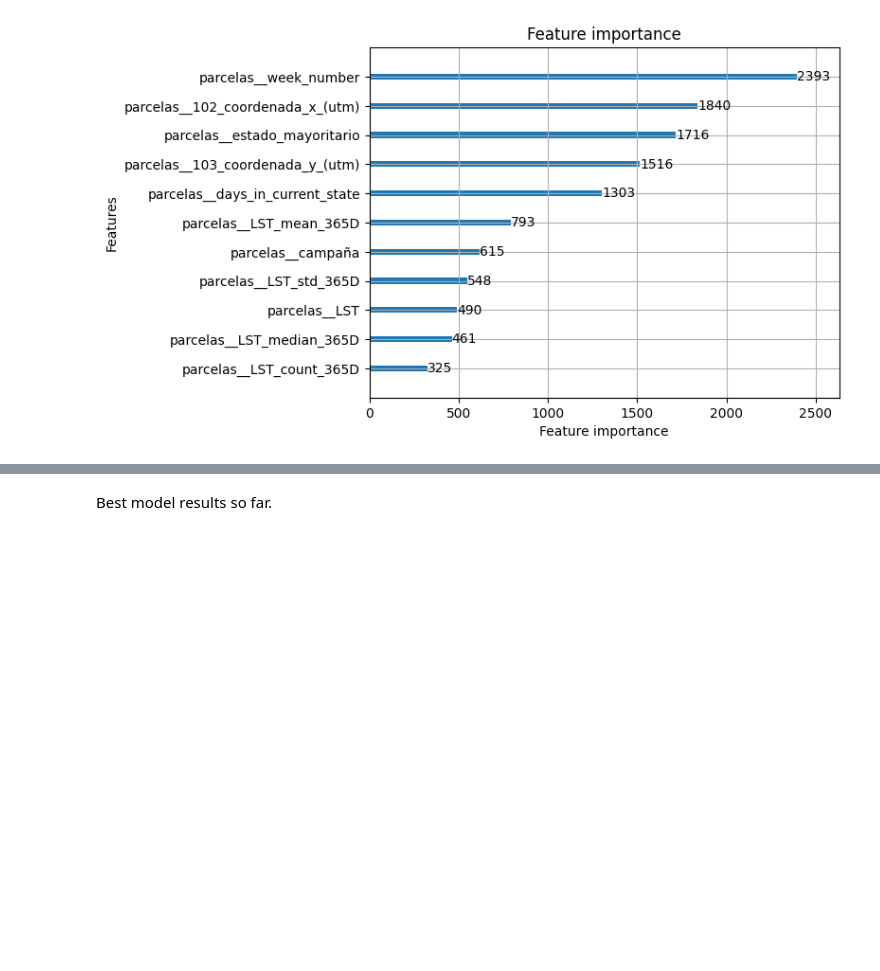
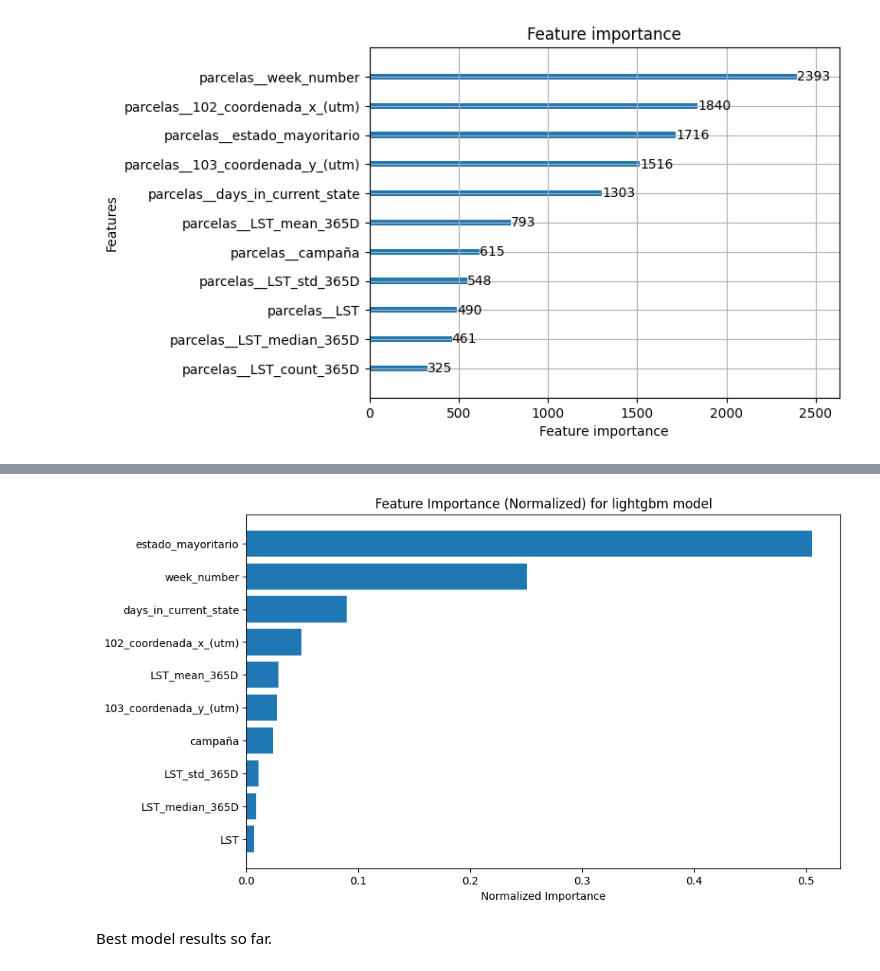
Before and after one commit to Zrive/zrive-ds-1q24-olive-stage-prediction, a Jupyter notebook: src/notebooks_jianing/train_models.ipynb, the cells around one changed output, grey strips where cells are left out. Cells and saved outputs as stored; diff of their text form; code cells hidden in the pictures; blank space fills up the shorter version.

```diff
--- a/src/notebooks_jianing/train_models.ipynb
+++ b/src/notebooks_jianing/train_models.ipynb
@@ -1506,3 +1576,17 @@ INFO:src.metrics:----------------------------------
+# %%
+feature_importance = model.feature_importance(importance_type='gain')
+# %%
+normalized_importance = feature_importance / np.sum(feature_importance)
+# %%
+plt.figure(figsize=(10, 6))
+sorted_idx = np.argsort(normalized_importance)
+plt.barh(range(len(sorted_idx)), normalized_importance[sorted_idx], align='center')
+plt.yticks(range(len(sorted_idx)), [X_train.columns[i][len("parcelas_") + 1:] for i in sorted_idx])
+plt.xlabel('Normalized Importance')
+plt.title('Feature Importance (Normalized) for lightgbm model')
+plt.show()
+# %% [output]
+[figure, added]
 # %% [markdown]
 Best model results so far.
 # %%
```
Also changed, not shown: parts of 12 cells of this notebook, 2 other files.
